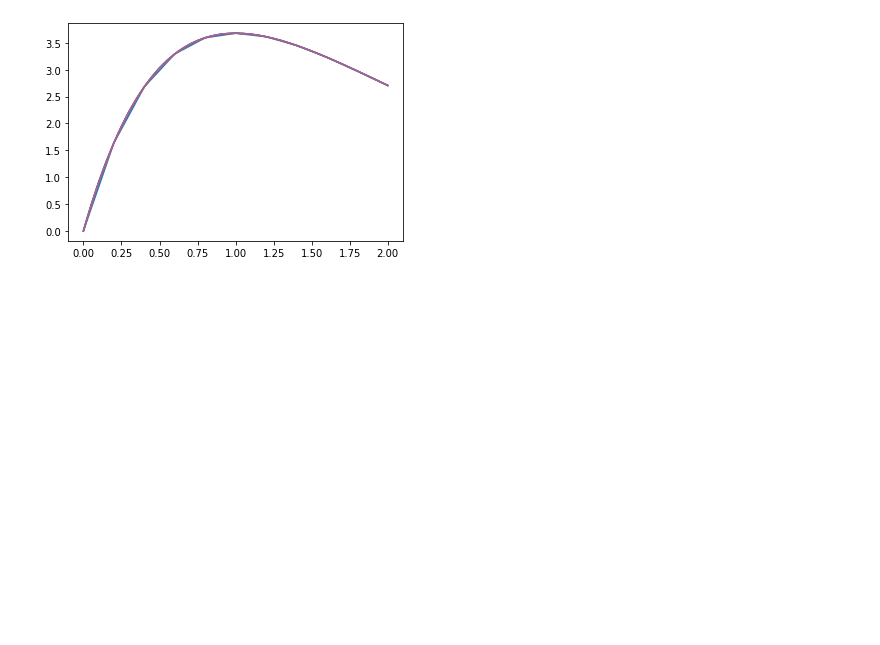
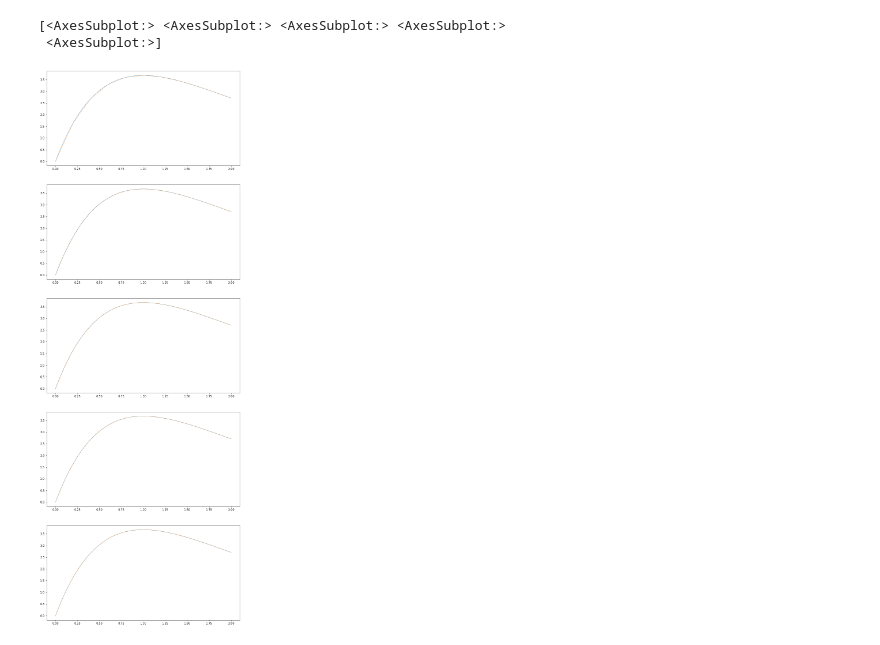
Before and after one commit to emmmhx/Labs, a Jupyter notebook: L7.ipynb, the cells around one changed output. Saved outputs shown, nothing was run; the diff lists cells and outputs as text; code cells hidden in the pictures; blank space fills up the shorter version.

```diff
--- a/L7.ipynb
+++ b/L7.ipynb
@@ -17,7 +17,7 @@ f = open('output.dat', "w", encoding="utf-8")
 print('L7', file=f)
 print('Danishevskii Danila, 3430302/90003', file=f)
 print('Function: 10*x*e^(-x)', file=f)
-
+xVals = np.linspace(a, b, 100)
 
 a, b = 0, 2
 N = 10
@@ -28,13 +28,19 @@ max_errors = np.array([])
 xdata_graph = np.empty((N+1))
 fdata_graph =  np.empty((N+1))
 
-plt.figure()
+#plt.title('Cubic-spline interpolation')
+fig, axs = plt.subplots(5, figsize=(12,35))
+print(axs)
+#plt.plot(x, F(x))
+#plt.legend(['True function f(x)', 'Cubic Spline'])
+z = 0
 while(N <= 160): # 10, 20, 40, 80, 160 numbers of partitions
     print("\n\n\nNumber of Interpolation partitions: " + str(N), file=f)
 
     xdata = np.empty((N + 1))
     fdata = np.empty((N + 1))
     x = np.empty((N*4 + 1))
+    s = np.empty((N*4 + 1))
 
     h = (b - a)/N
     h_x = (b - a)/(4 * N)
@@ -45,7 +51,7 @@ while(N <= 160): # 10, 20, 40, 80, 160 numbers of partitions
         fdata[i] = F(xdata[i])
 
 
-    plt.plot(xdata, fdata)
+ #   plt.plot(xdata, fdata)
    # plt.legend(['Linear', 'Cubic Spline', 'True'])
     #plt.axis([-0.05, 6.33, -1.05, 1.05])
     #plt.title('Cubic-spline interpolation')
@@ -64,34 +70,41 @@ while(N <= 160): # 10, 20, 40, 80, 160 numbers of partitions
             counter += 1
 
         outputData[k] = np.array([k + 1, x[k], ppVal, F(x[k]), abs(F(x[k]) - ppVal)])
+        s[k] = ppVal
+
+  #  plt.figure()
+    axs[j].plot(x, s, xdata, fdata, '--', linewidth=0.7)
+   # plt.legend(['Cubic Spline', 'Linear' ])
 
     print("Function and Interpolant values matched in knots " + str(counter) + " times", file=f)
 
     max_error = np.amax(outputData, axis=0)[4]
     max_errors = np.append(max_errors, max_error)
 
     table = tabulate(outputData, headers, tablefmt="fancy_grid", floatfmt=('.0f', '.2f', '.7f', '.7f', '.7e'))
     print(table, file=f)
 
     print("Max error: " + '{:.7e}'.format(max_error), file=f)
     N = N*2
     j += 1
 
 plt.show()
 print("\n\nErrors' relations:", file=f)
 
 N = 10
 j = 0
 while(N <= 160):
 
     error_ratio = max_errors[j]/max_errors[j+1]
     print('     Error(' + str(N) +')/Error(' + str(N*2) + ') = ' + str(error_ratio), file=f)
     j += 1
     N = N*2
 
     if j == 4:
         break
 
 f.close()
 # %% [output]
+[<AxesSubplot:> <AxesSubplot:> <AxesSubplot:> <AxesSubplot:>
+ <AxesSubplot:>]
-[figure, old version]
+[figure, new version]
```
